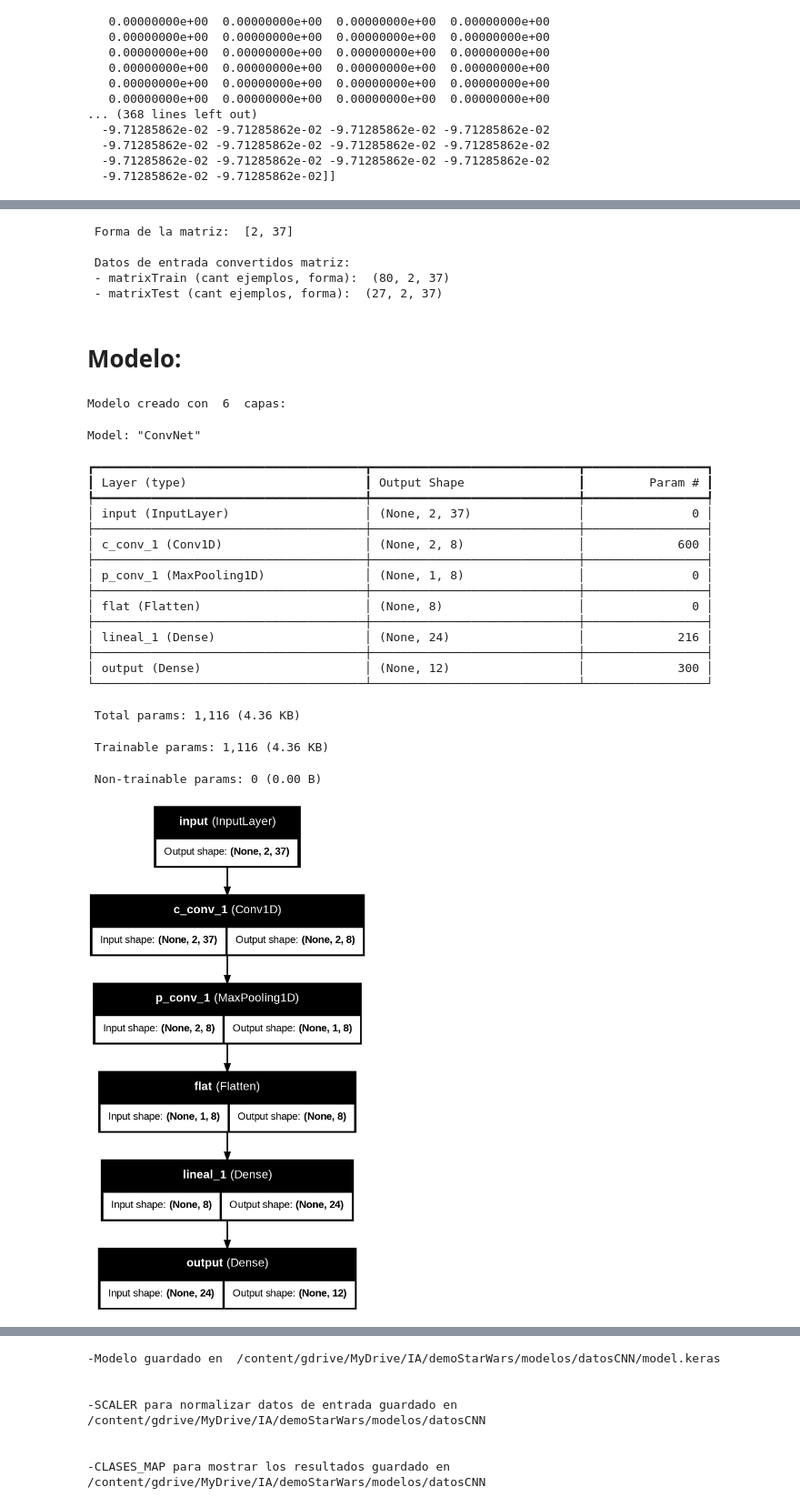
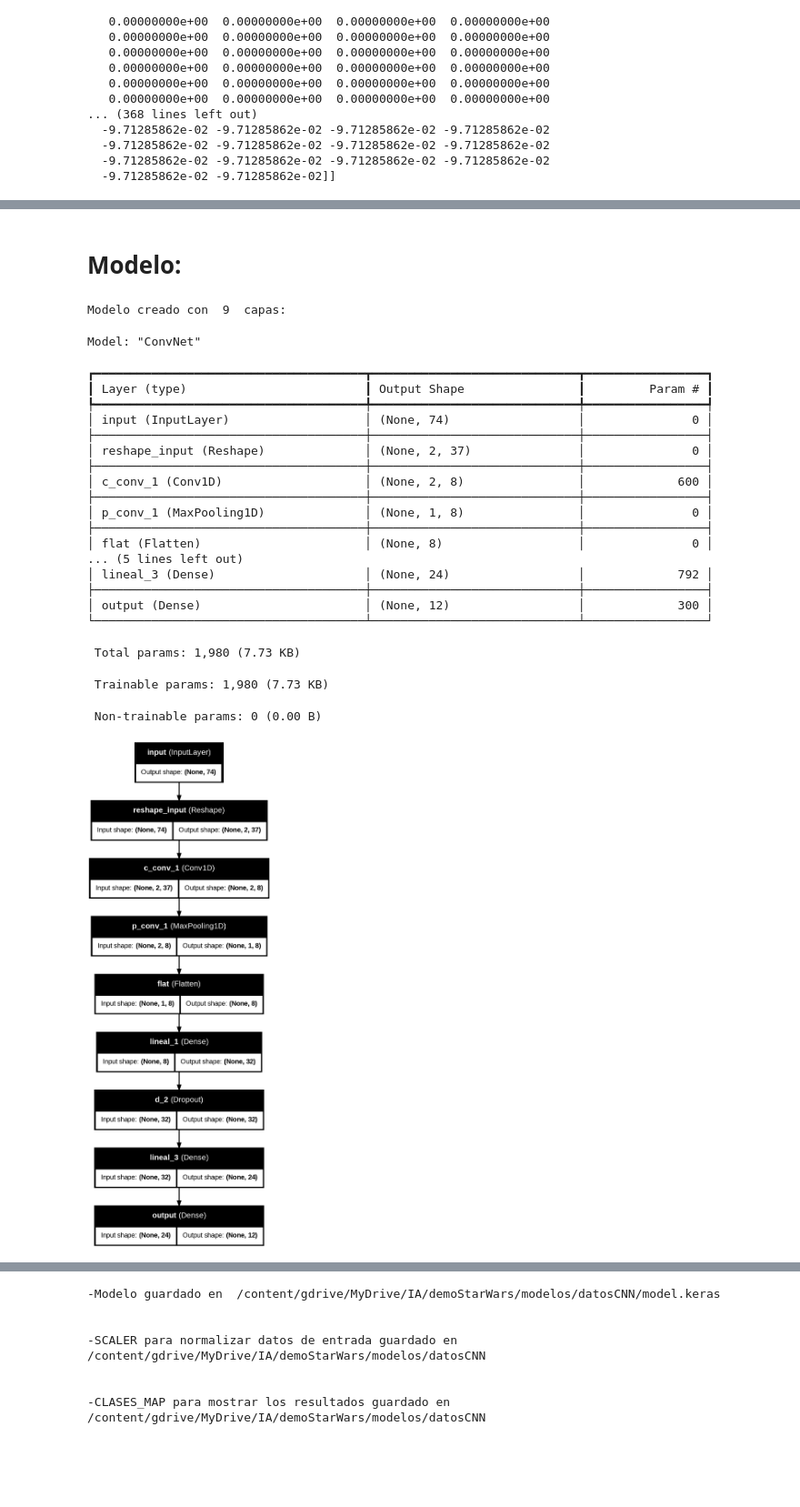
Before and after one commit to PGP-MachineLearning/demoStarWars, a Jupyter notebook: 4b-Datos-CNN.ipynb, the cells around one changed output, grey strips where cells are left out. Shown at 91% size. Cells and saved outputs as stored; diff of their text form; code cells hidden in the pictures; blank space fills up the shorter version.

Commit message:
Add files via upload
se agrega capa reshape para preparar datos de entrada

```diff
--- a/4b-Datos-CNN.ipynb
+++ b/4b-Datos-CNN.ipynb
@@ -372,30 +372,4 @@ if esProblemaClasificacion:
      Transporters [ 11 ]: 1
-# %%
-#@title Preparar datos - convertir a matriz
-cols = x_train.shape[1]
-
-if (cols%2)==0:
-  matrixShape = [2,(cols//2)]
-else:
-  matrixShape = [3,(cols//3)]
-print("\n Forma de la matriz: ", matrixShape)
-
-matrixTrain = []
-matrixTest = []
-
-# cambia la forma de la matriz
-matrixTrain = x_train.reshape((len(x_train), matrixShape[0], matrixShape[1]))
-matrixTest = x_test.reshape((len(x_test), matrixShape[0], matrixShape[1]))
-
-print("\n Datos de entrada convertidos matriz: ")
-print(" - matrixTrain (cant ejemplos, forma): ", matrixTrain.shape)
-print(" - matrixTest (cant ejemplos, forma): ", matrixTest.shape)
-# %% [output]
- Forma de la matriz:  [2, 37]
-
- Datos de entrada convertidos matriz:
- - matrixTrain (cant ejemplos, forma):  (80, 2, 37)
- - matrixTest (cant ejemplos, forma):  (27, 2, 37)
 # %% [markdown]
 # Modelo:
 # %%
@@ -407,16 +381,16 @@ convNet_tamaño_pooling_M = 2 #@param {type:"integer"}
 convNet_cantidad_capas_ocultas =  1#@param {type:"integer"}
 
 #@markdown ### Parámetros de las capas Lineales:
-lineal_cant_neuronas_capas_ocultas = '24' #@param {type:"string"}
-#markdown (Nota: se puede indicar Cantidad de neuronas, D para DropOut, BN para BatchNormalization)
+lineal_cant_neuronas_capas_ocultas = '32, D, 24' #@param {type:"string"}
+#@markdown (Nota: se puede indicar Cantidad de neuronas, D para DropOut, BN para BatchNormalization)
 lineal_tipo_funcion = 'relu' #@param ['exponential', 'linear', 'relu', 'sigmoid', 'tanh' ]
-lineal_porc_capa_DropOut = 0.4 #param {type:"number"}
+lineal_porc_capa_DropOut = 0.2 #@param {type:"number"}
 
 #@markdown ### Parámetros de la capa de Salida:
 red_tipo_capa_salida = 'softmax-MultiClase' #@param ["lineal-Numero", "softmax-MultiClase"]
 
 #@markdown ### Parámetros del Optimizador:
-opt_tipo = "Nadam" #@param ["Gradiente Decreciente", "Adam", "Adadelta", "Adagrad", "Adamax", "Nadam", "FTRL"]
+opt_tipo = "Adam" #@param ["Gradiente Decreciente", "Adam", "Adadelta", "Adagrad", "Adamax", "Nadam", "FTRL"]
 opt_learning_rate = 0.001 #@param {type: "number"}
 
 ## aplicación de los parámetros elegidos
@@ -467,11 +441,23 @@ else:
   print("-- se considera salida lineal porque es problema de Estimación!")
   tipo_output_softMax = False
 
+# define tamaño de datos de entrada
+num_inputs = x_train.shape[1]
 
 # define la arquitectura de capas de la CNN
 # teniendo en cuenta la definición dada anteriomente
-input_Lay =  tf.keras.layers.Input(shape=((matrixShape[0], matrixShape[1])), name='input') # capa de entrada
+input_Lay = tf.keras.layers.Input(shape=(num_inputs,), name='input') # capa de entrada
 eachLay = input_Lay
+
+#  agrega capa Reshape para que pueda ser procesado por capas convolucionales
+matrixShape = None
+for val in [2, 3, 5, 7, 11]:
+  if (num_inputs%val)==0:
+    matrixShape = [val,(num_inputs//val)]
+    break
+if matrixShape is None:
+  matrixShape = [1, num_inputs]
+eachLay = tf.keras.layers.Reshape( matrixShape, name="reshape_input" )(eachLay)
 
 auxName = 'conv_'
 for i in range(len(cnn_filters)):
@@ -538,40 +524,42 @@ else:
 model = Model(input_Lay, output_Lay, name='ConvNet')
 if tipo_output_softMax:
     # utiliza un loss de multiple clases
     model.compile(optimizer=opt, loss='categorical_crossentropy', metrics=['accuracy'])
 else:
     # utiliza un loss de valor numérico
     if esProblemaClasificacion:
       model.compile(optimizer=opt, loss='mse', metrics=['accuracy'])
     else:
       model.compile(optimizer=opt, loss='mse', metrics=['RootMeanSquaredError'])
 
 print("Modelo creado con ", len(model.layers), " capas:")
 model.summary()
 print("\n")
 plot_model(model, show_layer_names=True, show_shapes=True)
 # %% [output]
-Modelo creado con  6  capas:
+Modelo creado con  9  capas:
 Model: "ConvNet"
 ┏━━━━━━━━━━━━━━━━━━━━━━━━━━━━━━━━━━━━━━┳━━━━━━━━━━━━━━━━━━━━━━━━━━━━━┳━━━━━━━━━━━━━━━━━┓
 ┃ Layer (type)                         ┃ Output Shape                ┃         Param # ┃
 ┡━━━━━━━━━━━━━━━━━━━━━━━━━━━━━━━━━━━━━━╇━━━━━━━━━━━━━━━━━━━━━━━━━━━━━╇━━━━━━━━━━━━━━━━━┩
-│ input (InputLayer)                   │ (None, 2, 37)               │               0 │
+│ input (InputLayer)                   │ (None, 74)                  │               0 │
+├──────────────────────────────────────┼─────────────────────────────┼─────────────────┤
+│ reshape_input (Reshape)              │ (None, 2, 37)               │               0 │
 ├──────────────────────────────────────┼─────────────────────────────┼─────────────────┤
 │ c_conv_1 (Conv1D)                    │ (None, 2, 8)                │             600 │
 ├──────────────────────────────────────┼─────────────────────────────┼─────────────────┤
 │ p_conv_1 (MaxPooling1D)              │ (None, 1, 8)                │               0 │
 ├──────────────────────────────────────┼─────────────────────────────┼─────────────────┤
 │ flat (Flatten)                       │ (None, 8)                   │               0 │
-├──────────────────────────────────────┼─────────────────────────────┼─────────────────┤
-│ lineal_1 (Dense)                     │ (None, 24)                  │             216 │
+... (5 lines left out)
+│ lineal_3 (Dense)                     │ (None, 24)                  │             792 │
 ├──────────────────────────────────────┼─────────────────────────────┼─────────────────┤
 │ output (Dense)                       │ (None, 12)                  │             300 │
 └──────────────────────────────────────┴─────────────────────────────┴─────────────────┘
- Total params: 1,116 (4.36 KB)
+ Total params: 1,980 (7.73 KB)
- Trainable params: 1,116 (4.36 KB)
+ Trainable params: 1,980 (7.73 KB)
  Non-trainable params: 0 (0.00 B)
-[figure, old version]
+[figure, new version]
 # %%
 #@title Entrenar
 
```
Also changed, not shown: parts of 7 cells of this notebook.
